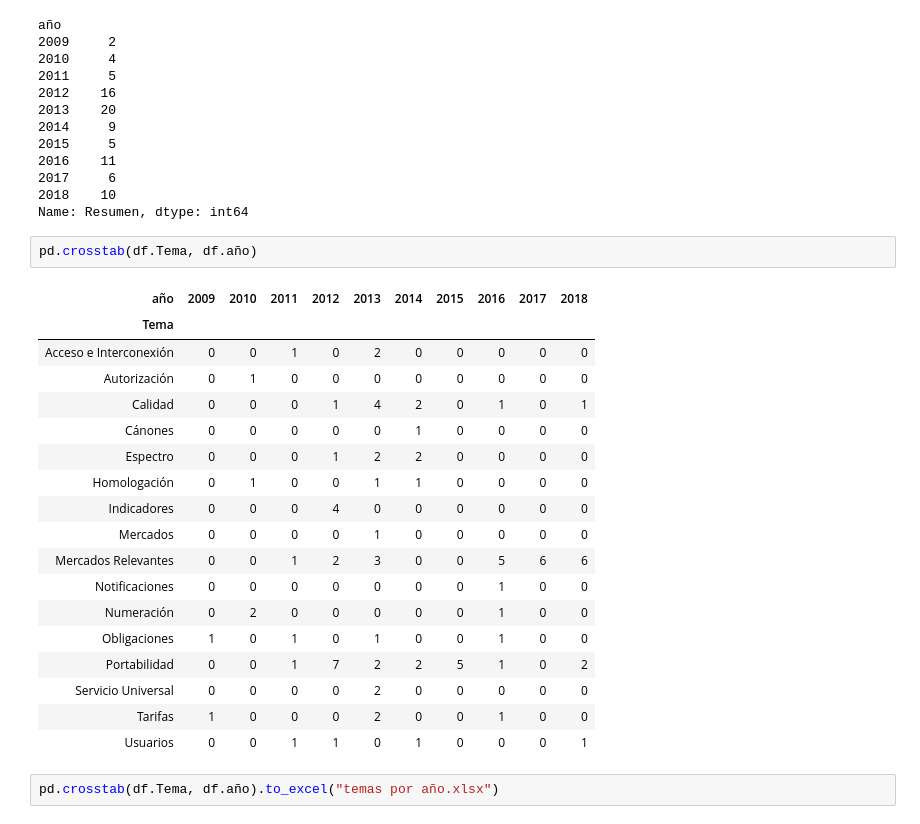
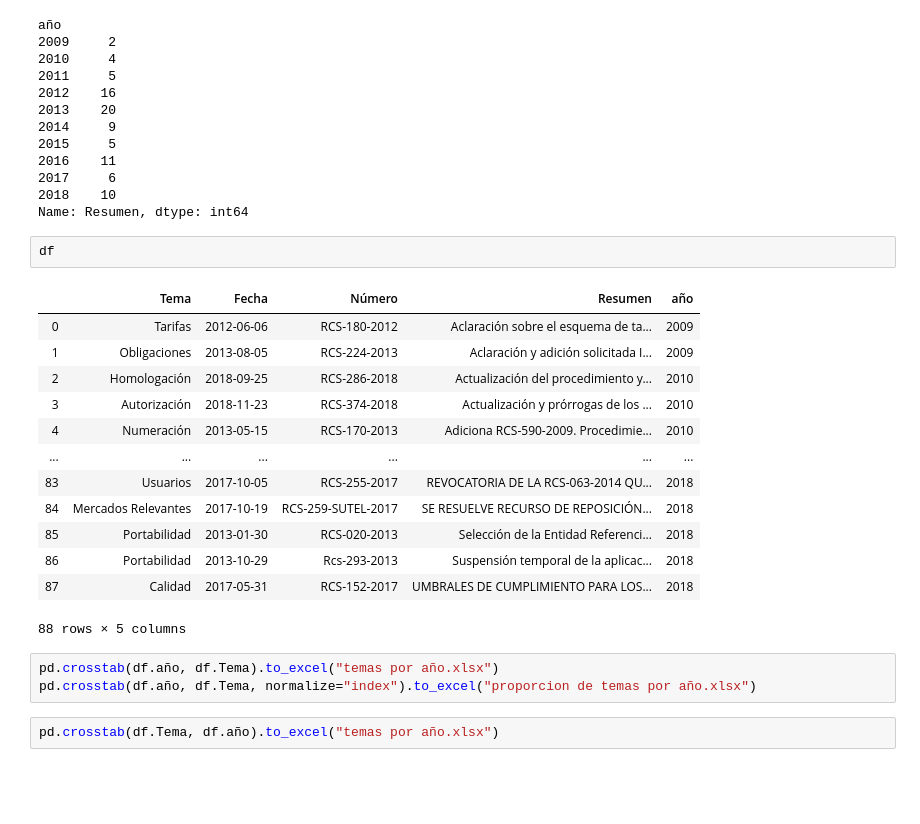
Before and after one commit to jguerrae/ProyectoReg, a Jupyter notebook: Telecomunicaciones/cr/LDA_cr.ipynb, the cells around one changed output. Drawn from its saved outputs; the diff is of its cells as text; blank space fills up the shorter version.

```diff
--- a/Telecomunicaciones/cr/LDA_cr.ipynb
+++ b/Telecomunicaciones/cr/LDA_cr.ipynb
@@ -58,27 +42,25 @@ año
 2017     6
 2018    10
 Name: Resumen, dtype: int64
-# %%
-pd.crosstab(df.Tema, df.año)
-# %% [output]
-| año | 2009 | 2010 | 2011 | 2012 | 2013 | 2014 | 2015 | 2016 | 2017 | 2018 |
-| Tema |  |  |  |  |  |  |  |  |  |  |
-| Acceso e Interconexión | 0 | 0 | 1 | 0 | 2 | 0 | 0 | 0 | 0 | 0 |
-| Autorización | 0 | 1 | 0 | 0 | 0 | 0 | 0 | 0 | 0 | 0 |
-| Calidad | 0 | 0 | 0 | 1 | 4 | 2 | 0 | 1 | 0 | 1 |
-| Cánones | 0 | 0 | 0 | 0 | 0 | 1 | 0 | 0 | 0 | 0 |
-| Espectro | 0 | 0 | 0 | 1 | 2 | 2 | 0 | 0 | 0 | 0 |
-| Homologación | 0 | 1 | 0 | 0 | 1 | 1 | 0 | 0 | 0 | 0 |
-| Indicadores | 0 | 0 | 0 | 4 | 0 | 0 | 0 | 0 | 0 | 0 |
-| Mercados | 0 | 0 | 0 | 0 | 1 | 0 | 0 | 0 | 0 | 0 |
-| Mercados Relevantes | 0 | 0 | 1 | 2 | 3 | 0 | 0 | 5 | 6 | 6 |
-| Notificaciones | 0 | 0 | 0 | 0 | 0 | 0 | 0 | 1 | 0 | 0 |
-| Numeración | 0 | 2 | 0 | 0 | 0 | 0 | 0 | 1 | 0 | 0 |
-| Obligaciones | 1 | 0 | 1 | 0 | 1 | 0 | 0 | 1 | 0 | 0 |
-| Portabilidad | 0 | 0 | 1 | 7 | 2 | 2 | 5 | 1 | 0 | 2 |
-| Servicio Universal | 0 | 0 | 0 | 0 | 2 | 0 | 0 | 0 | 0 | 0 |
-| Tarifas | 1 | 0 | 0 | 0 | 2 | 0 | 0 | 1 | 0 | 0 |
-| Usuarios | 0 | 0 | 1 | 1 | 0 | 1 | 0 | 0 | 0 | 1 |
+# %%
+df
+# %% [output]
+|  | Tema | Fecha | Número | Resumen | año |
+| 0 | Tarifas | 2012-06-06 | RCS-180-2012 | Aclaración sobre el esquema de ta... | 2009 |
+| 1 | Obligaciones | 2013-08-05 | RCS-224-2013 | Aclaración y adición solicitada I... | 2009 |
+| 2 | Homologación | 2018-09-25 | RCS-286-2018 | Actualización del procedimiento y... | 2010 |
+| 3 | Autorización | 2018-11-23 | RCS-374-2018 | Actualización y prórrogas de los ... | 2010 |
+| 4 | Numeración | 2013-05-15 | RCS-170-2013 | Adiciona RCS-590-2009. Procedimie... | 2010 |
+| ... | ... | ... | ... | ... | ... |
+| 83 | Usuarios | 2017-10-05 | RCS-255-2017 | REVOCATORIA DE LA RCS-063-2014 QU... | 2018 |
+| 84 | Mercados Relevantes | 2017-10-19 | RCS-259-SUTEL-2017 | SE RESUELVE RECURSO DE REPOSICIÓN... | 2018 |
+| 85 | Portabilidad | 2013-01-30 | RCS-020-2013 | Selección de la Entidad Referenci... | 2018 |
+| 86 | Portabilidad | 2013-10-29 | Rcs-293-2013 | Suspensión temporal de la aplicac... | 2018 |
+| 87 | Calidad | 2017-05-31 | RCS-152-2017 | UMBRALES DE CUMPLIMIENTO PARA LOS... | 2018 |
+88 rows × 5 columns
+# %%
+pd.crosstab(df.año, df.Tema).to_excel("temas por año.xlsx")
+pd.crosstab(df.año, df.Tema, normalize="index").to_excel("proporcion de temas por año.xlsx")
 # %%
 pd.crosstab(df.Tema, df.año).to_excel("temas por año.xlsx")
 # %%
```
Also changed, not shown: parts of 2 cells of this notebook, 6 other files.
